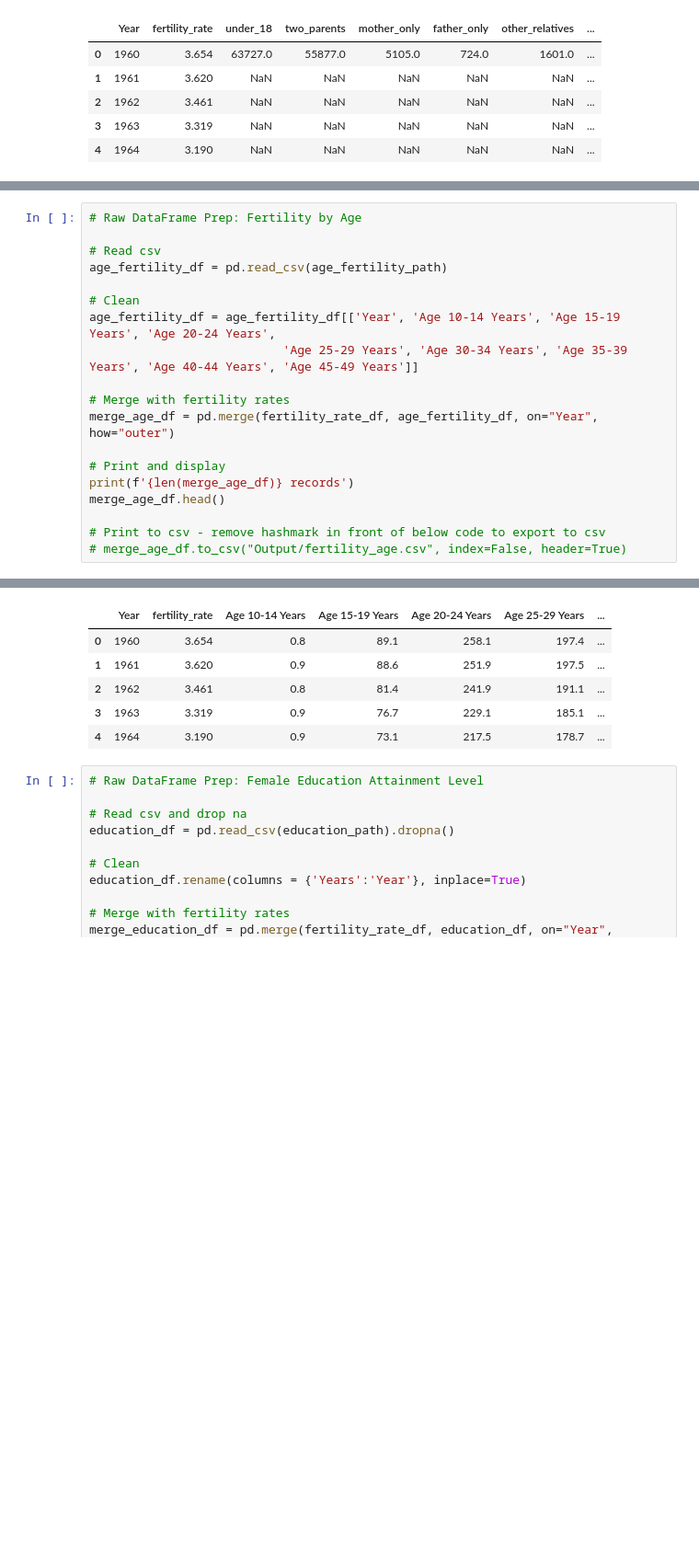
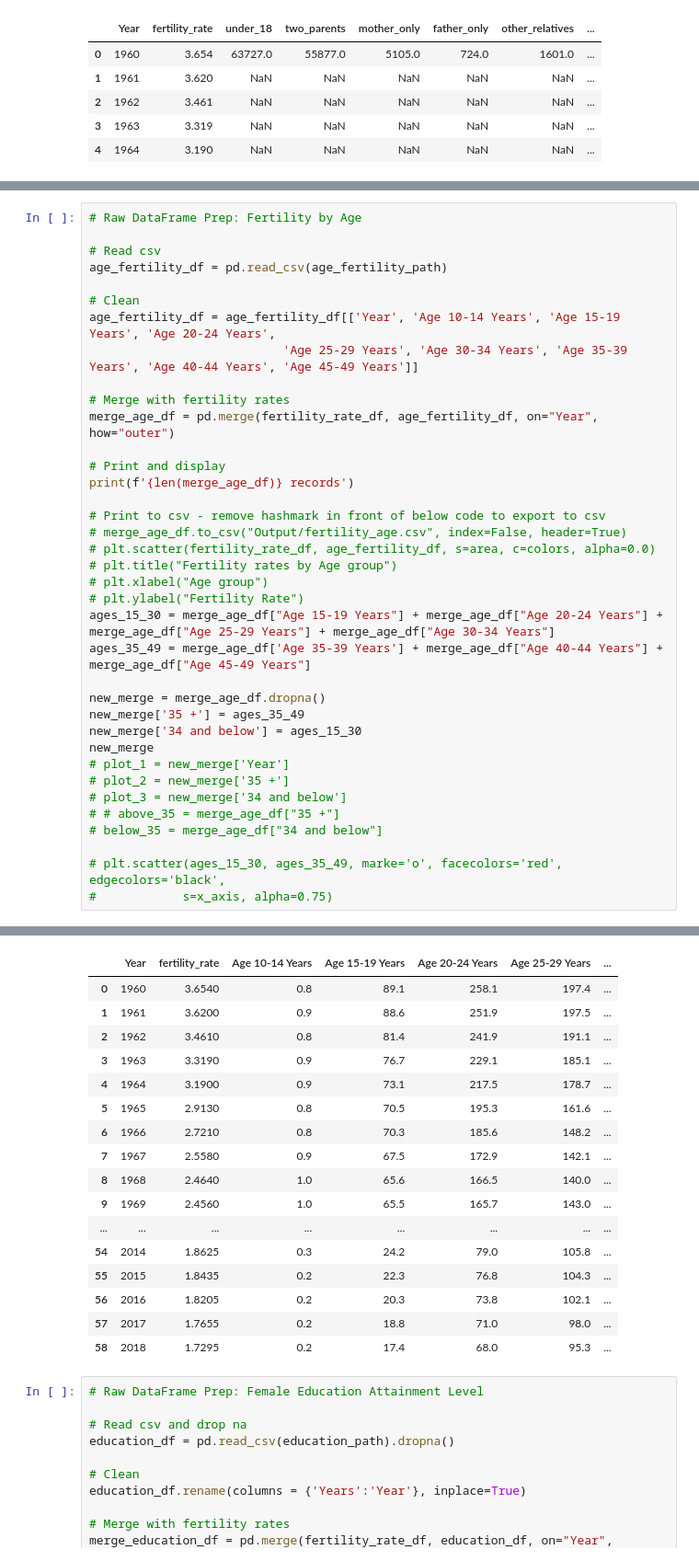
Before and after one commit to vlee2020/UCI-Project1-Group5, a Jupyter notebook: team5.ipynb, the cells around one changed output, grey strips where cells are left out. Shown at 92% size. Saved outputs shown, nothing was run; the diff lists cells and outputs as text; blank space fills up the shorter version.

```diff
--- a/team5.ipynb
+++ b/team5.ipynb
@@ -85,9 +91,27 @@ merge_age_df = pd.merge(fertility_rate_df, age_fertility_df, on="Year", how="out
 
 # Print and display
 print(f'{len(merge_age_df)} records')
-merge_age_df.head()
 
 # Print to csv - remove hashmark in front of below code to export to csv
 # merge_age_df.to_csv("Output/fertility_age.csv", index=False, header=True)
+# plt.scatter(fertility_rate_df, age_fertility_df, s=area, c=colors, alpha=0.0)
+# plt.title("Fertility rates by Age group")
+# plt.xlabel("Age group")
+# plt.ylabel("Fertility Rate")
+ages_15_30 = merge_age_df["Age 15-19 Years"] + merge_age_df["Age 20-24 Years"] + merge_age_df["Age 25-29 Years"] + merge_age_df["Age 30-34 Years"]
+ages_35_49 = merge_age_df['Age 35-39 Years'] + merge_age_df["Age 40-44 Years"] + merge_age_df["Age 45-49 Years"]
+
+new_merge = merge_age_df.dropna()
+new_merge['35 +'] = ages_35_49
+new_merge['34 and below'] = ages_15_30
+new_merge
+# plot_1 = new_merge['Year']
+# plot_2 = new_merge['35 +']
+# plot_3 = new_merge['34 and below']
+# # above_35 = merge_age_df["35 +"]
+# below_35 = merge_age_df["34 and below"]
+
+# plt.scatter(ages_15_30, ages_35_49, marke='o', facecolors='red', edgecolors='black',
+#            s=x_axis, alpha=0.75)
 # %% [output]
 73 records
@@ -94,9 +128,20 @@ merge_age_df.head()
 |  | Year | fertility_rate | Age 10-14 Years | Age 15-19 Years | Age 20-24 Years | Age 25-29 Years | ... |
-| 0 | 1960 | 3.654 | 0.8 | 89.1 | 258.1 | 197.4 | ... |
-| 1 | 1961 | 3.620 | 0.9 | 88.6 | 251.9 | 197.5 | ... |
-| 2 | 1962 | 3.461 | 0.8 | 81.4 | 241.9 | 191.1 | ... |
-| 3 | 1963 | 3.319 | 0.9 | 76.7 | 229.1 | 185.1 | ... |
-| 4 | 1964 | 3.190 | 0.9 | 73.1 | 217.5 | 178.7 | ... |
+| 0 | 1960 | 3.6540 | 0.8 | 89.1 | 258.1 | 197.4 | ... |
+| 1 | 1961 | 3.6200 | 0.9 | 88.6 | 251.9 | 197.5 | ... |
+| 2 | 1962 | 3.4610 | 0.8 | 81.4 | 241.9 | 191.1 | ... |
+| 3 | 1963 | 3.3190 | 0.9 | 76.7 | 229.1 | 185.1 | ... |
+| 4 | 1964 | 3.1900 | 0.9 | 73.1 | 217.5 | 178.7 | ... |
+| 5 | 1965 | 2.9130 | 0.8 | 70.5 | 195.3 | 161.6 | ... |
+| 6 | 1966 | 2.7210 | 0.8 | 70.3 | 185.6 | 148.2 | ... |
+| 7 | 1967 | 2.5580 | 0.9 | 67.5 | 172.9 | 142.1 | ... |
+| 8 | 1968 | 2.4640 | 1.0 | 65.6 | 166.5 | 140.0 | ... |
+| 9 | 1969 | 2.4560 | 1.0 | 65.5 | 165.7 | 143.0 | ... |
+| ... | ... | ... | ... | ... | ... | ... | ... |
+| 54 | 2014 | 1.8625 | 0.3 | 24.2 | 79.0 | 105.8 | ... |
+| 55 | 2015 | 1.8435 | 0.2 | 22.3 | 76.8 | 104.3 | ... |
+| 56 | 2016 | 1.8205 | 0.2 | 20.3 | 73.8 | 102.1 | ... |
+| 57 | 2017 | 1.7655 | 0.2 | 18.8 | 71.0 | 98.0 | ... |
+| 58 | 2018 | 1.7295 | 0.2 | 17.4 | 68.0 | 95.3 | ... |
 # %%
 # Raw DataFrame Prep: Female Education Attainment Level
 
```
Also changed, not shown: parts of 2 cells of this notebook.
